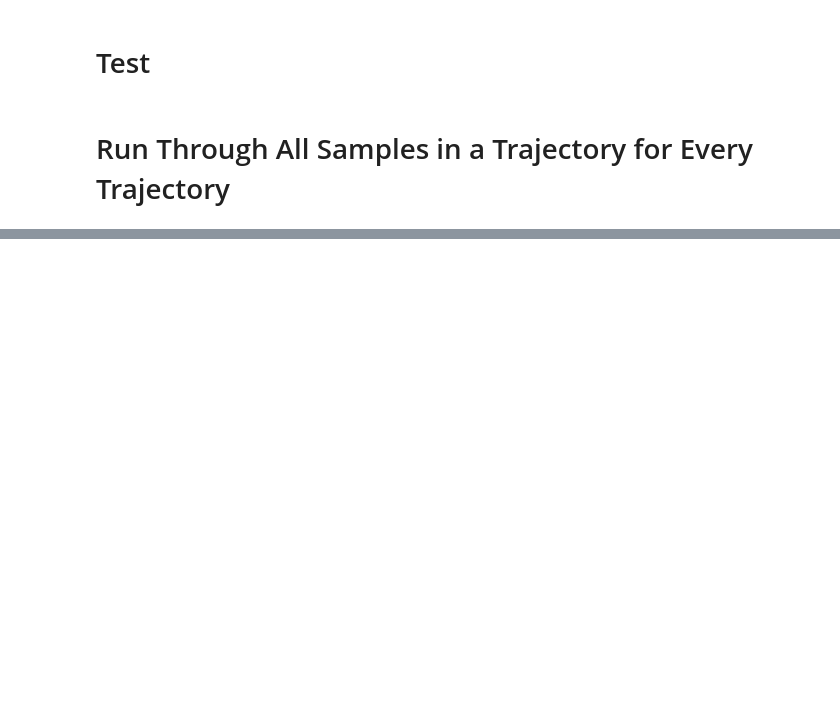
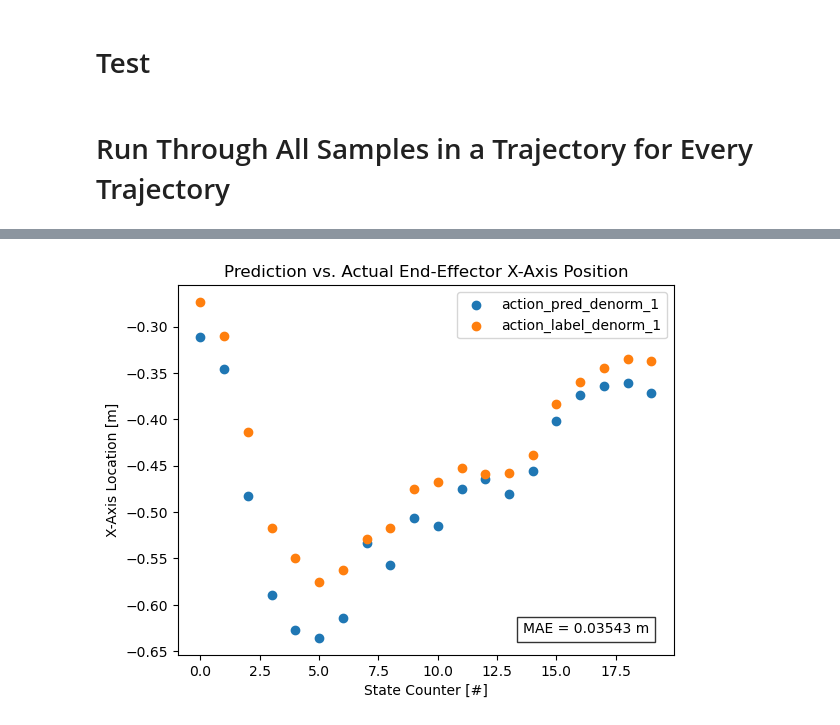
Before and after one commit to resuldagdanov/robot-learning-human-trust, a Jupyter notebook: src/analyses/evaluate_policy.ipynb, the cells around one changed output, grey strips where cells are left out. Saved outputs shown, nothing was run; the diff lists cells and outputs as text; code cells hidden in the pictures; blank space fills up the shorter version.

Commit message:
plot action predictions and MAE calculation

```diff
--- a/src/analyses/evaluate_policy.ipynb
+++ b/src/analyses/evaluate_policy.ipynb
@@ -200,0 +257,14 @@ trajectory_dataframes[-1]
+# %%
+action_1_columns = [constants.ACTION_PREDICTION_DENORMALIZED_NAME + "_1",
+                    constants.ACTION_DENORMALIZED_LABEL_NAME + "_1"]
+action_1_title_name = "Prediction vs. Actual End-Effector X-Axis Position"
+action_1_y_axis_name = "X-Axis Location [m]"
+# %%
+plt_2D_plotting(df=trajectory_dataframes[-1],
+                column_names=action_1_columns,
+                x_axis_name="State Counter [#]",
+                y_axis_name=action_1_y_axis_name,
+                x_label_name=constants.STATE_NUMBER_COLUMN,
+                title_label_name=action_1_title_name)
+# %% [output]
+[figure, added]
```
Also changed, not shown: parts of 7 cells of this notebook, 1 other file.
